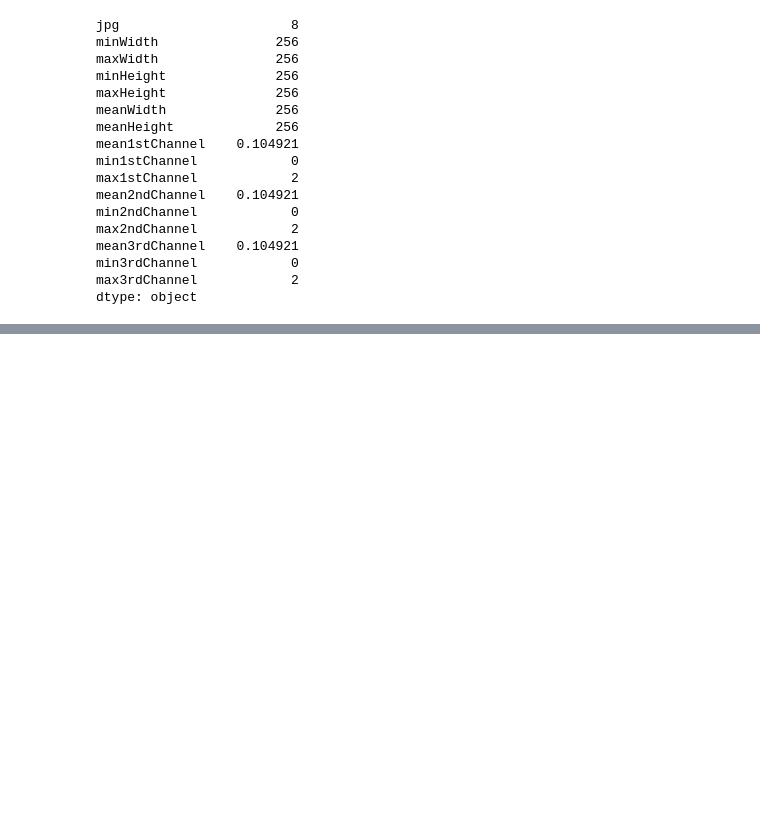
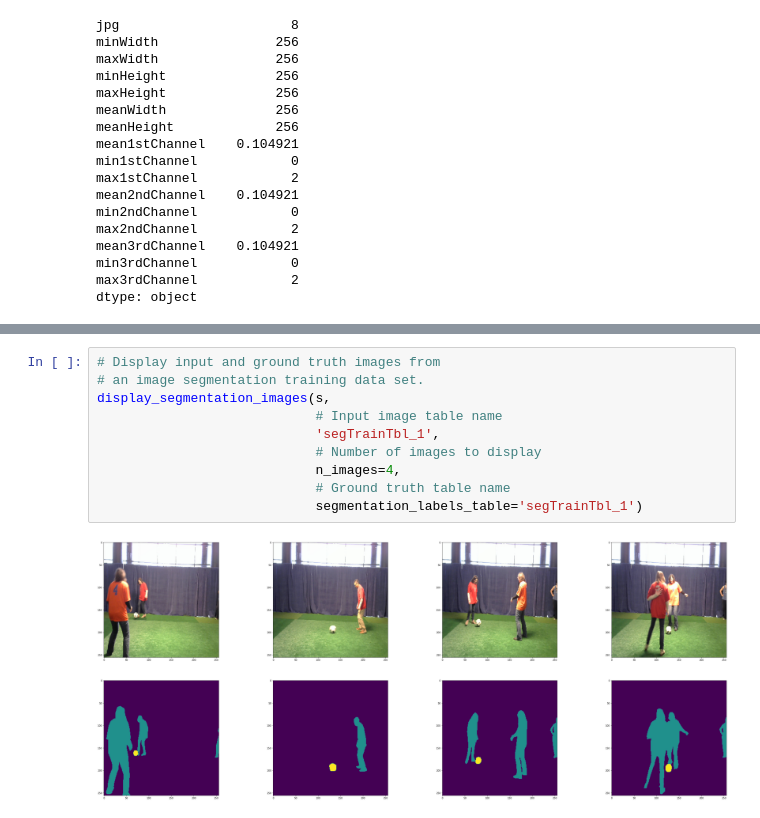
Before and after one commit to sassoftware/python-dlpy, a Jupyter notebook: examples/segmentation/image_segmentation_data_preparation.ipynb, the cells around one changed output, grey strips where cells are left out. Drawn from its saved outputs; the diff is of its cells as text; blank space fills up the shorter version.

```diff
--- a/examples/segmentation/image_segmentation_data_preparation.ipynb
+++ b/examples/segmentation/image_segmentation_data_preparation.ipynb
@@ -117,0 +309,12 @@ NOTE: Added action set 'deepLearn'.
+# %%
+# Display input and ground truth images from
+# an image segmentation training data set.
+display_segmentation_images(s,
+                            # Input image table name
+                            'segTrainTbl_1',
+                            # Number of images to display
+                            n_images=4,
+                            # Ground truth table name
+                            segmentation_labels_table='segTrainTbl_1')
+# %% [output]
+[figure, added]
```
Also changed, not shown: parts of 51 cells of this notebook.
